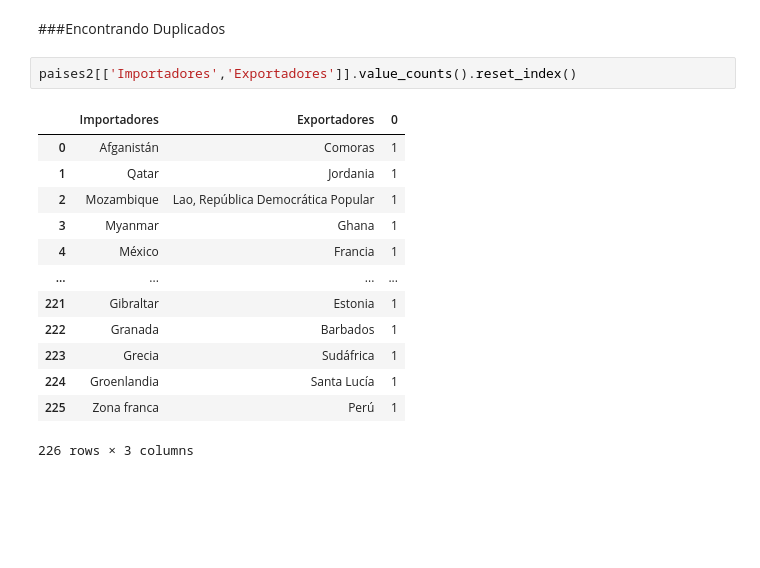
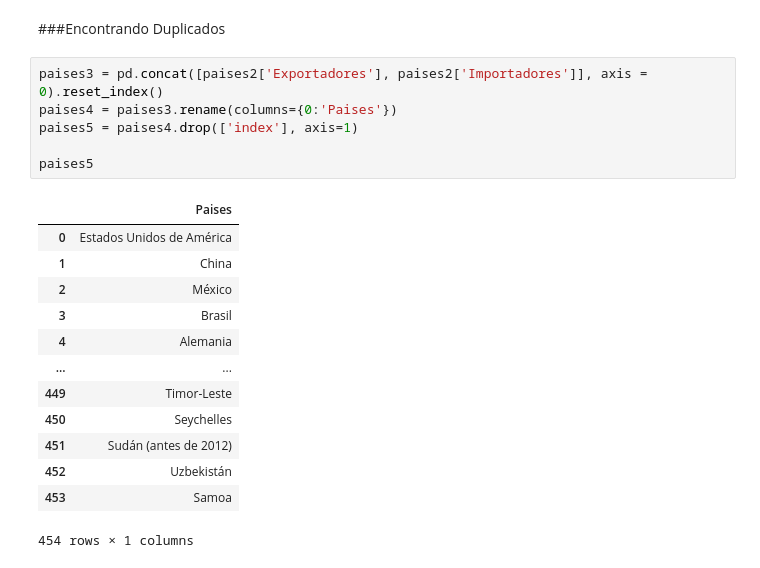
Before and after one commit to LuchoValr/Semillero, a Jupyter notebook: Proyecto_semillero.ipynb, the cells around one changed output. Drawn from its saved outputs; the diff is of its cells as text; blank space fills up the shorter version.

```diff
--- a/Proyecto_semillero.ipynb
+++ b/Proyecto_semillero.ipynb
@@ -79,19 +79,23 @@ paises2
 227 rows × 2 columns
 # %% [markdown]
 ###Encontrando Duplicados
-# %%
-paises2[['Importadores','Exportadores']].value_counts().reset_index()
-# %% [output]
-|  | Importadores | Exportadores | 0 |
-| 0 | Afganistán | Comoras | 1 |
-| 1 | Qatar | Jordania | 1 |
-| 2 | Mozambique | Lao, República Democrática Popular | 1 |
-| 3 | Myanmar | Ghana | 1 |
-| 4 | México | Francia | 1 |
-| ... | ... | ... | ... |
-| 221 | Gibraltar | Estonia | 1 |
-| 222 | Granada | Barbados | 1 |
-| 223 | Grecia | Sudáfrica | 1 |
-| 224 | Groenlandia | Santa Lucía | 1 |
-| 225 | Zona franca | Perú | 1 |
-226 rows × 3 columns
+# %%
+paises3 = pd.concat([paises2['Exportadores'], paises2['Importadores']], axis = 0).reset_index()
+paises4 = paises3.rename(columns={0:'Paises'})
+paises5 = paises4.drop(['index'], axis=1)
+
+paises5
+# %% [output]
+|  | Paises |
+| 0 | Estados Unidos de América |
+| 1 | China |
+| 2 | México |
+| 3 | Brasil |
+| 4 | Alemania |
+| ... | ... |
+| 449 | Timor-Leste |
+| 450 | Seychelles |
+| 451 | Sudán (antes de 2012) |
+| 452 | Uzbekistán |
+| 453 | Samoa |
+454 rows × 1 columns
```
Also changed, not shown: parts of 2 cells of this notebook.
